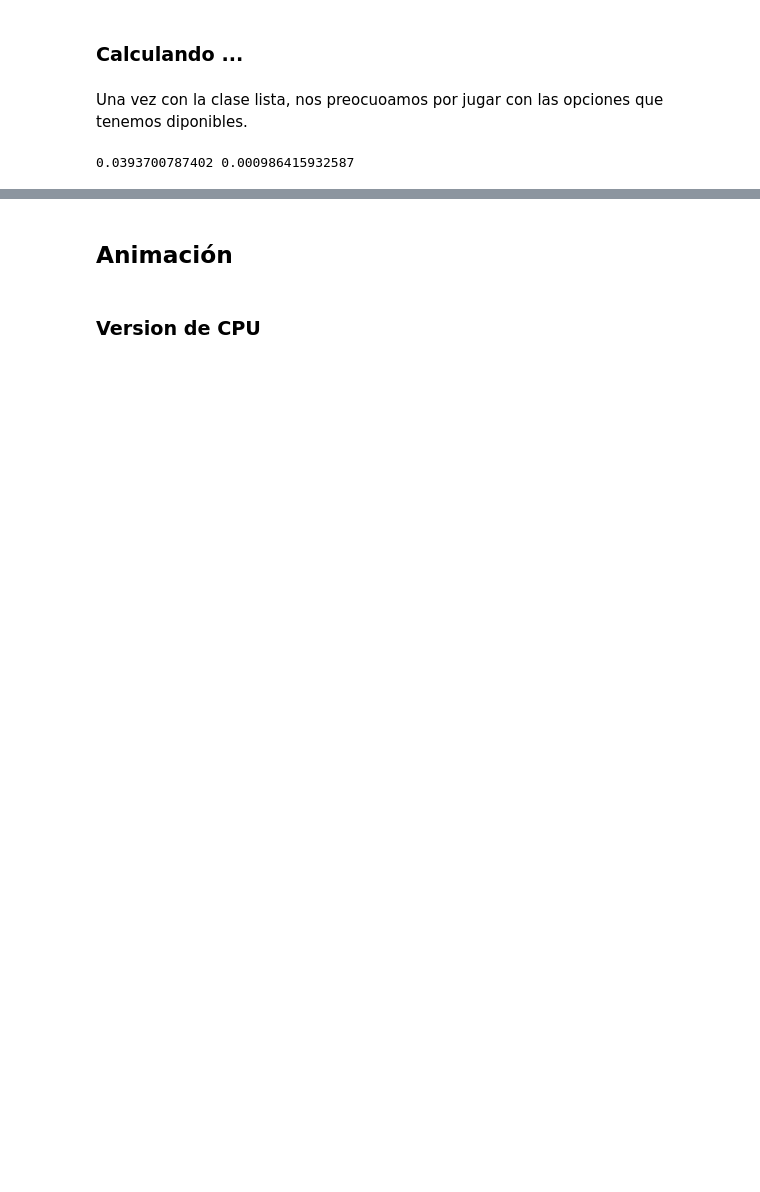
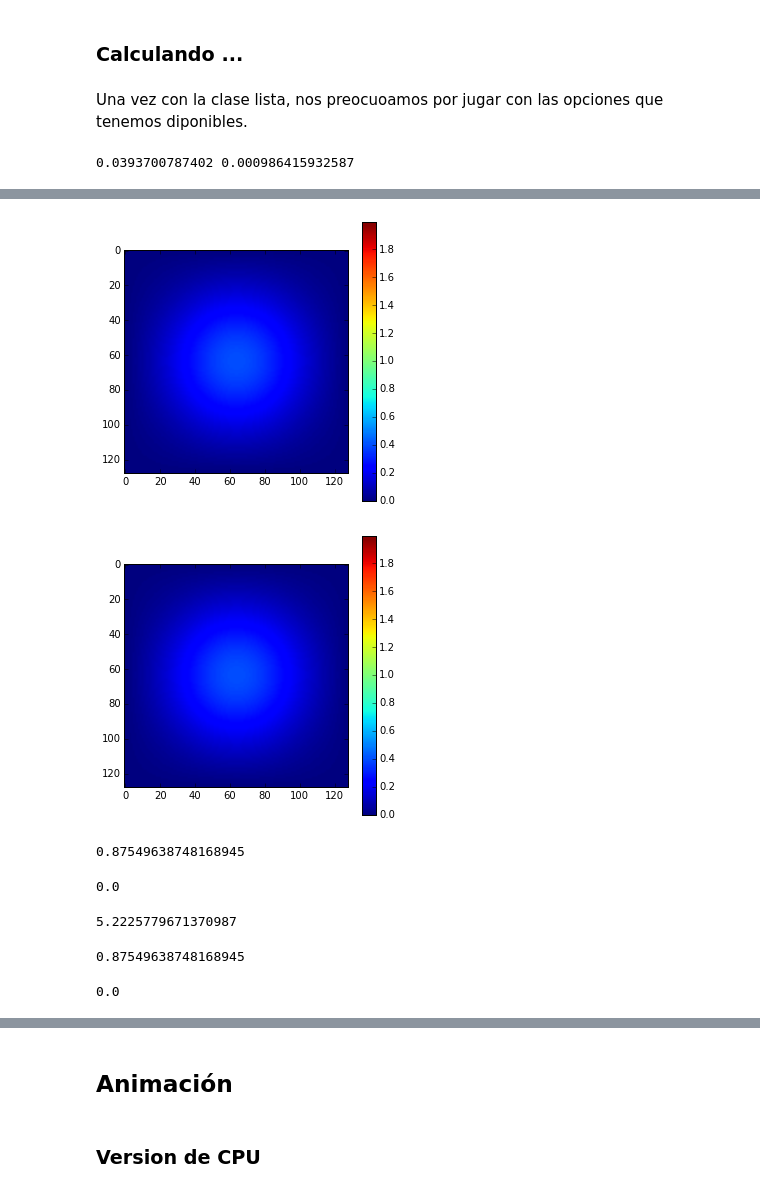
Before and after one commit to zamorays/miniCursoPycuda, a Jupyter notebook: Sesion6_PDE_CUDA.ipynb, the cells around one changed output, grey strips where cells are left out. Drawn from its saved outputs; the diff is of its cells as text; code cells hidden in the pictures; blank space fills up the shorter version.

```diff
--- a/Sesion6_PDE_CUDA.ipynb
+++ b/Sesion6_PDE_CUDA.ipynb
@@ -68,11 +66,12 @@ class solveHeat:
         self.nPY = nPointsY
         self.Lx = boxSize[0]
         self.Ly = boxSize[1]
+        self.precision = precision
         if precision == 'single':
             from numpy import float32
             self.prec = float32
             self.strC = 'float'
-        elif presicion == 'double':
+        elif precision == 'double':
             from numpy import float64
             self.prec = float64
             self.strC = 'double'
@@ -199,7 +198,8 @@ class solveHeat:
             self.phiK2_GPU           = gpuarray.to_gpu(self.phiSol)
         # KERNELS
         self._auxElementwise()
-        self.cuBlock = (32,32,1)
+        #self.cuBlock = (32,32,1)
+        self.cuBlock = (16,16,1)
         self.cuGrid   = (self.nPX/self.cuBlock[0],self.nPY/self.cuBlock[1],1)
         cudaCode = open("CUDAkernels.cu","r")
         myCUDACode = cudaCode.read()
@@ -211,7 +211,7 @@ class solveHeat:
         if self.strC == 'double':
             myCUDACode = myCUDACode.replace('float','double')
         self.myCUDACode = myCUDACode
-        myKernels = SourceModule(myCUDACode)
+        myKernels = SourceModule(myCUDACode, options= [ '--ptxas-options=-v'])
         self.applyL_global = myKernels.get_function('globalRK4')
         self.applyL_shared = myKernels.get_function('sharedRK4')
         self.applyL_tex = myKernels.get_function('textureRK4')
@@ -227,6 +227,7 @@ class solveHeat:
         else:
             self.applyL_global.prepare('PPPddddd')
             self.applyL_shared.prepare('PPPdddddd')
+            self.applyL_tex.prepare('PPddddddi',texrefs=[self.texturePhiSol])
 
     def _auxElementwise(self):
         from pycuda.elementwise import ElementwiseKernel
@@ -356,7 +357,7 @@ class solveHeat:
 
         if testPrec:
 
-            if prec == 'single':
+            if self.precision == 'single':
               descr3D.format = cuda.dtype_to_array_format(npArray.dtype)
               descr3D.num_channels = 1
             else:
@@ -403,7 +404,7 @@ Una vez con la clase lista, nos preocuoamos por jugar con las opciones que tenem
 # %%
 # Creamos un objeto con todos los metodos disponibles, automaticamente se inicializan los datos pero podemos modificarlos
 # redefiniendo los parametros, variables o condiciones que nos interesen.
-myS = solveHeat(nPointsX=128, nPointsY=128, boxSize=[5,5])
+myS = solveHeat(nPointsX=128, nPointsY=128, boxSize=[5,5],precision='single')
 print myS.dx,myS.dt
 # %% [output]
 0.0393700787402 0.000986415932587
@@ -425,10 +469,28 @@ for i in range(1000):
 # %%
-myS.draw(),myS.draw_GPU() # Como se esperaba se enfria!
+myS.draw_GPU() # Como se esperaba se enfria!
+myS.draw()
+# %% [output]
+[figure, added]
+[figure, added]
 # %%
-mean(myS.timeCPU) # Tiempos de ejecucion
+sum(myS.timeCPU) # Tiempos de ejecucion
+# %% [output]
+0.87549638748168945
 # %%
-mean(myS.timeTex) # Tiempos de ejecucion
+sum(myS.timeTex) # Tiempos de ejecucion
+# %% [output]
+0.0
+# %%
+sum(myS.timeGlobal)
+# %% [output]
+5.2225779671370987
 # %%
 sum(myS.timeCPU)
+# %% [output]
+0.87549638748168945
+# %%
+sum(myS.timeShared)
+# %% [output]
+0.0
 # %%
 myS.iterCPU*myS.dt
```
Also changed, not shown: parts of 23 cells of this notebook, 4 other files.
